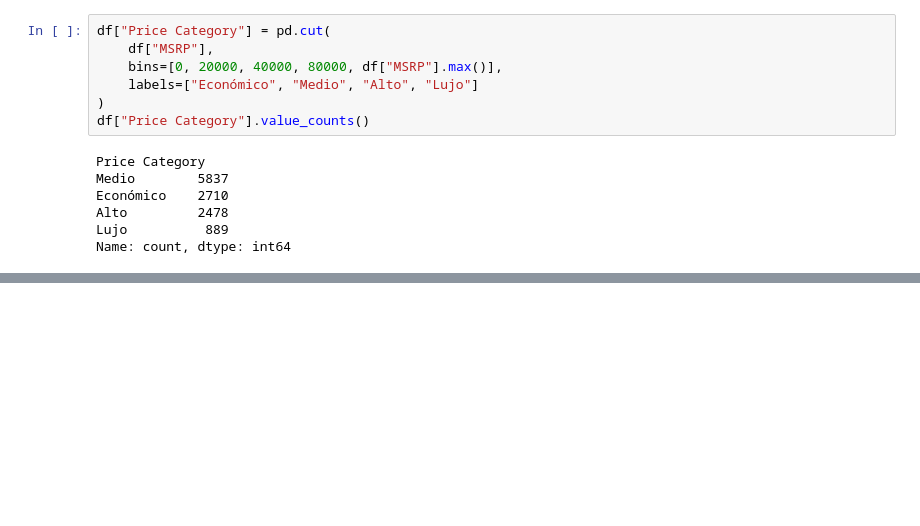
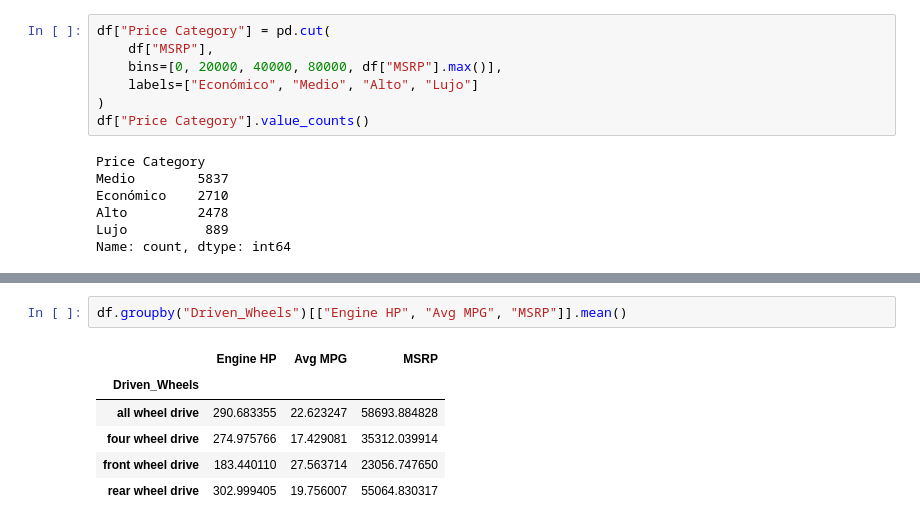
Before and after one commit to JuanPrieto16/proyecto_carros_proga2, a Jupyter notebook: cuadernos/exploracion_juan.ipynb, the cells around one changed output, grey strips where cells are left out. Drawn from its saved outputs; the diff is of its cells as text; blank space fills up the shorter version.

```diff
--- a/cuadernos/exploracion_juan.ipynb
+++ b/cuadernos/exploracion_juan.ipynb
@@ -190,0 +226,9 @@ Name: count, dtype: int64
+# %%
+df.groupby("Driven_Wheels")[["Engine HP", "Avg MPG", "MSRP"]].mean()
+# %% [output]
+|  | Engine HP | Avg MPG | MSRP |
+| Driven_Wheels |  |  |  |
+| all wheel drive | 290.683355 | 22.623247 | 58693.884828 |
+| four wheel drive | 274.975766 | 17.429081 | 35312.039914 |
+| front wheel drive | 183.440110 | 27.563714 | 23056.747650 |
+| rear wheel drive | 302.999405 | 19.756007 | 55064.830317 |
```
Also changed, not shown: parts of 4 cells of this notebook, 1 other file.
